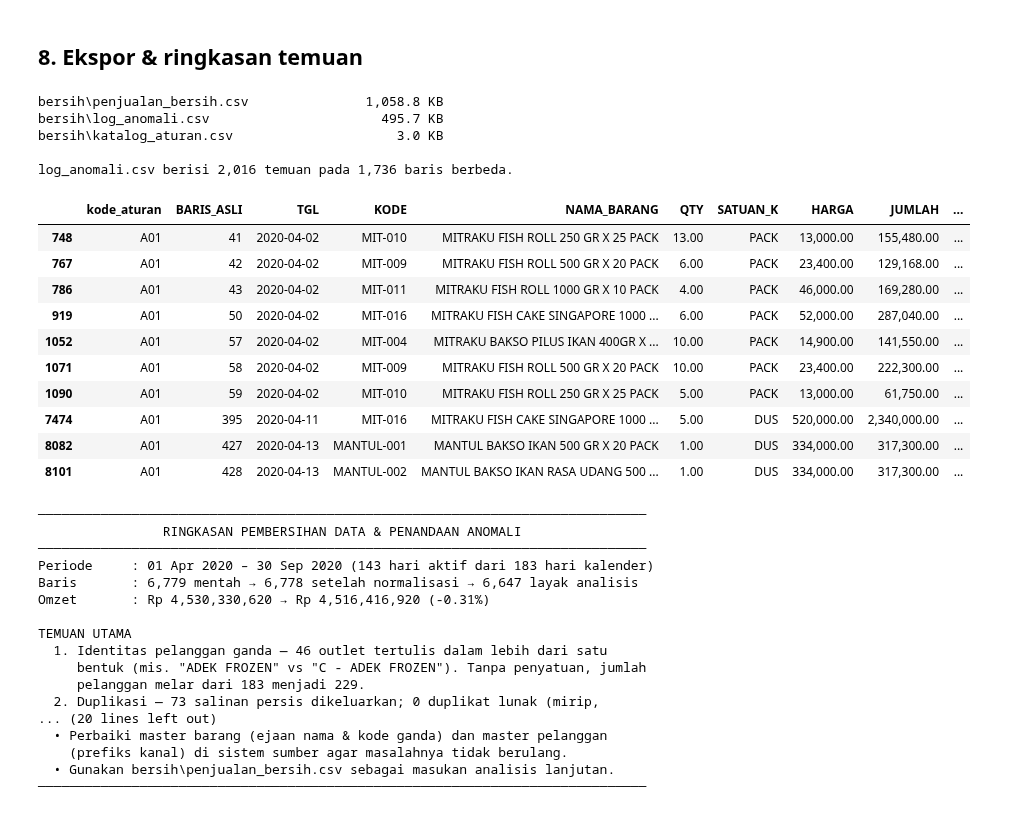
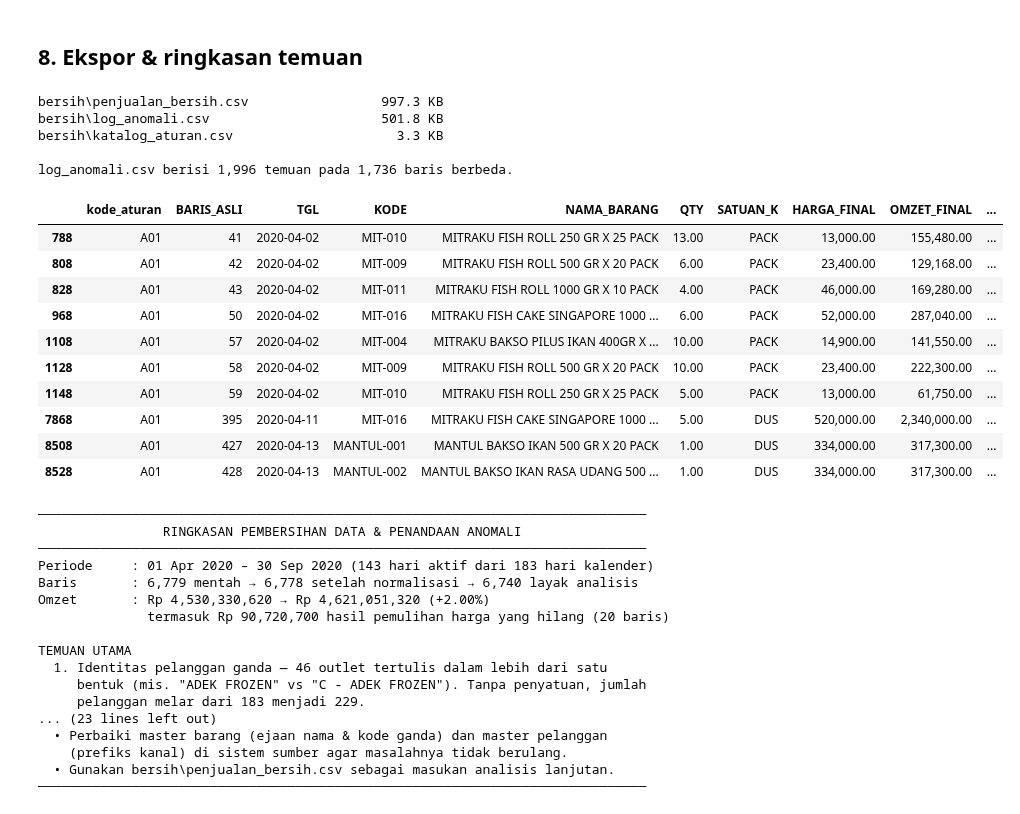
Before and after one commit to Terano24/ADD-adudu, a Jupyter notebook: 02_pembersihan_dan_anomali.ipynb, the cells around one changed output. Saved outputs shown, nothing was run; the diff lists cells and outputs as text; code cells hidden in the pictures.

```diff
--- a/02_pembersihan_dan_anomali.ipynb
+++ b/02_pembersihan_dan_anomali.ipynb
@@ -1004,7 +1160,8 @@ tercatat dua kali.
 KEBIJAKAN = {
     'K01': 'keluarkan',   # kolom kunci kosong -> tak bisa dianalisis
     'K02': 'keluarkan',   # QTY <= 0
-    'K03': 'keluarkan',   # sampling/bonus, nilai nol
+    'K03a': 'perbaiki',   # harga hilang -> ditaksir dari tetangga QTY terdekat
+    'K03b': 'keluarkan',  # sampling/bonus/tester, memang tanpa nilai jual
     'K04': 'tandai',      # kombinasi janggal, perlu konfirmasi dulu
     'K05': 'keluarkan',   # non-penjualan
     'D01': 'tandai',   # duplikat persis
@@ -1066,12 +1222,18 @@ Baris dikeluarkan: 131 (1.93% dari 6,778)
 # %%
-# Dataset final. OMZET dihitung dari JUMLAH, bukan QTY x HARGA, karena JUMLAH sudah
-# memuat diskon yang terdeteksi di aturan A01.
+# Dataset final. OMZET_FINAL = JUMLAH untuk baris normal (sudah memuat diskon dari
+# aturan A01), dan = QTY x HARGA_IMP untuk baris K03a yang harganya dipulihkan.
+#
+# KANAL/GRUP sengaja TIDAK diekspor: keduanya cuma prefiks huruf pada NAMA mentah
+# (lihat R03) yang artinya belum dikonfirmasi ke sumber data (kode sales? rute? tipe
+# pelanggan?). Menyertakannya berisiko dipakai seolah sudah punya makna bisnis.
+# R03 tetap berjalan di atas sebagai catatan kualitas data di log_anomali.csv.
 KOLOM_FINAL = ['BARIS_ASLI', 'TGL', 'BULAN', 'HARI', 'KODE', 'NAMA_BARANG', 'BRAND',
-               'QTY', 'SATUAN_K', 'HARGA', 'HARGA_EFEKTIF', 'JUMLAH', 'RASIO',
-               'PELANGGAN', 'KANAL_K', 'GRUP', 'TINGKAT_TERTINGGI', 'SKOR_ANOMALI', 'FLAG']
+               'QTY', 'SATUAN_K', 'HARGA_FINAL', 'HARGA_EFEKTIF', 'OMZET_FINAL', 'RASIO',
+               'PELANGGAN', 'SUMBER_HARGA', 'TINGKAT_TERTINGGI', 'SKOR_ANOMALI', 'FLAG']
 
 bersih = (d.loc[d['LAYAK_ANALISIS'], KOLOM_FINAL]
-          .rename(columns={'SATUAN_K': 'SATUAN', 'KANAL_K': 'KANAL', 'JUMLAH': 'OMZET'})
+          .rename(columns={'SATUAN_K': 'SATUAN', 'HARGA_FINAL': 'HARGA',
+                           'OMZET_FINAL': 'OMZET'})
           .reset_index(drop=True))
 
 print(f'Baris mentah          : {len(mentah):,}')
@@ -1079,6 +1241,10 @@ print(f'Setelah normalisasi   : {len(d):,}')
 print(f'Layak analisis        : {len(bersih):,} ({len(bersih) / len(mentah) * 100:.1f}%)')
 print(f'Masih membawa catatan : {int((bersih["SKOR_ANOMALI"] > 0).sum()):,} baris '
       f'({(bersih["SKOR_ANOMALI"] > 0).mean() * 100:.1f}%) — dipakai, tetapi tercatat')
+n_imp = int((bersih['SUMBER_HARGA'] != 'asli').sum())
+print(f'Harga hasil taksiran  : {n_imp} baris senilai '
+      f'Rp {bersih.loc[bersih["SUMBER_HARGA"] != "asli", "OMZET"].sum():,.0f} — '
+      f'ditandai lewat kolom SUMBER_HARGA, bisa disaring keluar kapan saja')
 bersih.head()
 # %% [output]
 Baris mentah          : 6,779
@@ -1181,49 +1348,50 @@ Pelanggan yang baru masuk 10 besar setelah identitas disatukan: ['FIRDON', 'PT.
 # %%
 os.makedirs(DIR_KELUARAN, exist_ok=True)
 
 # 1) Dataset siap analisis.
 p_bersih = os.path.join(DIR_KELUARAN, 'penjualan_bersih.csv')
 bersih.to_csv(p_bersih, index=False)
 
 # 2) Log anomali: satu baris per (baris data x aturan) agar mudah difilter dan
 #    dibagikan ke tim yang memverifikasi ke dokumen sumber.
 log = (FLAG.stack().rename('kena').reset_index()
        .rename(columns={'level_0': 'idx', 'level_1': 'kode_aturan'}))
 log = log[log['kena']].drop(columns='kena')
 log = log.join(d[['BARIS_ASLI', 'TGL', 'KODE', 'NAMA_BARANG', 'QTY', 'SATUAN_K',
-                  'HARGA', 'JUMLAH', 'PELANGGAN', 'SKOR_ANOMALI']], on='idx')
+                  'HARGA_FINAL', 'OMZET_FINAL', 'SUMBER_HARGA', 'PELANGGAN',
+                  'SKOR_ANOMALI']], on='idx')
 log = log.join(katalog[['kategori', 'tingkat', 'deskripsi', 'tindakan', 'saran']],
                on='kode_aturan')
 log = log.drop(columns='idx').sort_values(['tingkat', 'kode_aturan', 'BARIS_ASLI'])
 p_log = os.path.join(DIR_KELUARAN, 'log_anomali.csv')
 log.to_csv(p_log, index=False)
 
 # 3) Katalog aturan beserta hasilnya, sebagai dokumentasi keputusan.
 p_katalog = os.path.join(DIR_KELUARAN, 'katalog_aturan.csv')
 katalog.to_csv(p_katalog)
 
 for p in (p_bersih, p_log, p_katalog):
     print(f'{p:<40} {os.path.getsize(p) / 1024:>8,.1f} KB')
 print(f'\nlog_anomali.csv berisi {len(log):,} temuan pada '
       f'{log["BARIS_ASLI"].nunique():,} baris berbeda.')
 display(log.head(10))
 # %% [output]
-bersih\penjualan_bersih.csv               1,058.8 KB
-bersih\log_anomali.csv                      495.7 KB
-bersih\katalog_aturan.csv                     3.0 KB
+bersih\penjualan_bersih.csv                 997.3 KB
+bersih\log_anomali.csv                      501.8 KB
+bersih\katalog_aturan.csv                     3.3 KB
 
-log_anomali.csv berisi 2,016 temuan pada 1,736 baris berbeda.
+log_anomali.csv berisi 1,996 temuan pada 1,736 baris berbeda.
-|  | kode_aturan | BARIS_ASLI | TGL | KODE | NAMA_BARANG | QTY | SATUAN_K | HARGA | JUMLAH | ... |
-| 748 | A01 | 41 | 2020-04-02 | MIT-010 | MITRAKU FISH ROLL 250 GR X 25 PACK | 13.00 | PACK | 13,000.00 | 155,480.00 | ... |
-| 767 | A01 | 42 | 2020-04-02 | MIT-009 | MITRAKU FISH ROLL 500 GR X 20 PACK | 6.00 | PACK | 23,400.00 | 129,168.00 | ... |
-| 786 | A01 | 43 | 2020-04-02 | MIT-011 | MITRAKU FISH ROLL 1000 GR X 10 PACK | 4.00 | PACK | 46,000.00 | 169,280.00 | ... |
-| 919 | A01 | 50 | 2020-04-02 | MIT-016 | MITRAKU FISH CAKE SINGAPORE 1000 ... | 6.00 | PACK | 52,000.00 | 287,040.00 | ... |
-| 1052 | A01 | 57 | 2020-04-02 | MIT-004 | MITRAKU BAKSO PILUS IKAN 400GR X ... | 10.00 | PACK | 14,900.00 | 141,550.00 | ... |
-| 1071 | A01 | 58 | 2020-04-02 | MIT-009 | MITRAKU FISH ROLL 500 GR X 20 PACK | 10.00 | PACK | 23,400.00 | 222,300.00 | ... |
-| 1090 | A01 | 59 | 2020-04-02 | MIT-010 | MITRAKU FISH ROLL 250 GR X 25 PACK | 5.00 | PACK | 13,000.00 | 61,750.00 | ... |
-| 7474 | A01 | 395 | 2020-04-11 | MIT-016 | MITRAKU FISH CAKE SINGAPORE 1000 ... | 5.00 | DUS | 520,000.00 | 2,340,000.00 | ... |
-| 8082 | A01 | 427 | 2020-04-13 | MANTUL-001 | MANTUL BAKSO IKAN 500 GR X 20 PACK | 1.00 | DUS | 334,000.00 | 317,300.00 | ... |
-| 8101 | A01 | 428 | 2020-04-13 | MANTUL-002 | MANTUL BAKSO IKAN RASA UDANG 500 ... | 1.00 | DUS | 334,000.00 | 317,300.00 | ... |
+|  | kode_aturan | BARIS_ASLI | TGL | KODE | NAMA_BARANG | QTY | SATUAN_K | HARGA_FINAL | OMZET_FINAL | ... |
+| 788 | A01 | 41 | 2020-04-02 | MIT-010 | MITRAKU FISH ROLL 250 GR X 25 PACK | 13.00 | PACK | 13,000.00 | 155,480.00 | ... |
+| 808 | A01 | 42 | 2020-04-02 | MIT-009 | MITRAKU FISH ROLL 500 GR X 20 PACK | 6.00 | PACK | 23,400.00 | 129,168.00 | ... |
+| 828 | A01 | 43 | 2020-04-02 | MIT-011 | MITRAKU FISH ROLL 1000 GR X 10 PACK | 4.00 | PACK | 46,000.00 | 169,280.00 | ... |
+| 968 | A01 | 50 | 2020-04-02 | MIT-016 | MITRAKU FISH CAKE SINGAPORE 1000 ... | 6.00 | PACK | 52,000.00 | 287,040.00 | ... |
+| 1108 | A01 | 57 | 2020-04-02 | MIT-004 | MITRAKU BAKSO PILUS IKAN 400GR X ... | 10.00 | PACK | 14,900.00 | 141,550.00 | ... |
+| 1128 | A01 | 58 | 2020-04-02 | MIT-009 | MITRAKU FISH ROLL 500 GR X 20 PACK | 10.00 | PACK | 23,400.00 | 222,300.00 | ... |
+| 1148 | A01 | 59 | 2020-04-02 | MIT-010 | MITRAKU FISH ROLL 250 GR X 25 PACK | 5.00 | PACK | 13,000.00 | 61,750.00 | ... |
+| 7868 | A01 | 395 | 2020-04-11 | MIT-016 | MITRAKU FISH CAKE SINGAPORE 1000 ... | 5.00 | DUS | 520,000.00 | 2,340,000.00 | ... |
+| 8508 | A01 | 427 | 2020-04-13 | MANTUL-001 | MANTUL BAKSO IKAN 500 GR X 20 PACK | 1.00 | DUS | 334,000.00 | 317,300.00 | ... |
+| 8528 | A01 | 428 | 2020-04-13 | MANTUL-002 | MANTUL BAKSO IKAN RASA UDANG 500 ... | 1.00 | DUS | 334,000.00 | 317,300.00 | ... |
 # %%
 # Ringkasan ditulis dari variabel, bukan diketik manual, agar ikut berubah ketika ambang
 # atau kebijakan di atas disetel ulang.
@@ -1241,20 +1409,24 @@ print(f'Baris       : {len(mentah):,} mentah → {len(d):,} setelah normalisasi
       f'→ {len(bersih):,} layak analisis')
 print(f'Omzet       : Rp {omzet_sebelum:,.0f} → Rp {omzet_sesudah:,.0f} '
       f'({(omzet_sesudah / omzet_sebelum - 1) * 100:+.2f}%)')
+print(f'              termasuk Rp {pulih:,.0f} hasil pemulihan harga yang hilang '
+      f'({int(dipulihkan.sum())} baris)')
 print()
 print('TEMUAN UTAMA')
 print(f'  1. Identitas pelanggan ganda — {n_varian} outlet tertulis dalam lebih dari satu')
 print(f'     bentuk (mis. "ADEK FROZEN" vs "C - ADEK FROZEN"). Tanpa penyatuan, jumlah')
 print(f'     pelanggan melar dari {d["PELANGGAN"].nunique()} menjadi {d["NAMA"].nunique()}.')
-print(f'  2. Duplikasi — {int(FLAG["D01"].sum())} salinan persis dikeluarkan; '
+print(f'  2. Duplikasi — {int(FLAG["D01"].sum())} salinan persis dan '
       f'{int(FLAG["D02"].sum())} duplikat lunak (mirip,')
-print(f'     tidak persis) ditandai saja, karena dua struk sah di hari yang sama juga')
-print(f'     berbentuk seperti itu.')
+print(f'     tidak persis) ditandai saja tanpa dihapus: tabel sumber tidak memuat nomor')
+print(f'     nota, jadi salinan input dan pembelian ulang di hari yang sama tak terbedakan.')
 print(f'  3. JUMLAH ≠ QTY × HARGA pada {int(tak_cocok.sum())} baris, dan {n_diskon} di antaranya')
 print(f'     berpola diskon rapi — bukan salah hitung. JUMLAH dipakai sebagai omzet.')
 print(f'     Sisanya {n_potongan_janggal} baris berpotongan tidak wajar dan perlu konfirmasi.')
-print(f'  4. Non-penjualan — {int(FLAG["K05"].sum())} baris bernilai nol (sampling/bonus),')
-print(f'     dipisahkan agar tidak mengencerkan rata-rata nilai transaksi.')
+print(f'  4. Harga nol dipisah dua — {int(FLAG["K03b"].sum())} baris sampling/tester (QTY 1-3 ke')
+print(f'     outlet bernama) dikeluarkan, tetapi {int(FLAG["K03a"].sum())} baris tunai bervolume')
+print(f'     (sampai {d.loc[dipulihkan, "QTY"].max():.0f} DUS) adalah harga yang lupa diisi, bukan barang gratis:')
+print(f'     nilainya dipulihkan Rp {pulih:,.0f} lewat harga transaksi ber-QTY terdekat.')
 print(f'  5. Harga menyimpang >30% dari median SKU+satuan pada {int(FLAG["S01"].sum())} baris —')
 print(f'     daftar pendek yang layak dicek ke nota asli.')
 print(f'  6. Hari kosong bersifat struktural: {minggu_kosong} dari {minggu_total} hari Minggu tanpa')
@@ -1277,15 +1449,15 @@ print(garis)
                 RINGKASAN PEMBERSIHAN DATA & PENANDAAN ANOMALI
 ──────────────────────────────────────────────────────────────────────────────
 Periode     : 01 Apr 2020 – 30 Sep 2020 (143 hari aktif dari 183 hari kalender)
-Baris       : 6,779 mentah → 6,778 setelah normalisasi → 6,647 layak analisis
-Omzet       : Rp 4,530,330,620 → Rp 4,516,416,920 (-0.31%)
+Baris       : 6,779 mentah → 6,778 setelah normalisasi → 6,740 layak analisis
+Omzet       : Rp 4,530,330,620 → Rp 4,621,051,320 (+2.00%)
+              termasuk Rp 90,720,700 hasil pemulihan harga yang hilang (20 baris)
 
 TEMUAN UTAMA
   1. Identitas pelanggan ganda — 46 outlet tertulis dalam lebih dari satu
      bentuk (mis. "ADEK FROZEN" vs "C - ADEK FROZEN"). Tanpa penyatuan, jumlah
      pelanggan melar dari 183 menjadi 229.
-  2. Duplikasi — 73 salinan persis dikeluarkan; 0 duplikat lunak (mirip,
-... (20 lines left out)
+... (23 lines left out)
   • Perbaiki master barang (ejaan nama & kode ganda) dan master pelanggan
     (prefiks kanal) di sistem sumber agar masalahnya tidak berulang.
   • Gunakan bersih\penjualan_bersih.csv sebagai masukan analisis lanjutan.
```
Also changed, not shown: parts of 15 cells of this notebook, 4 other files.
